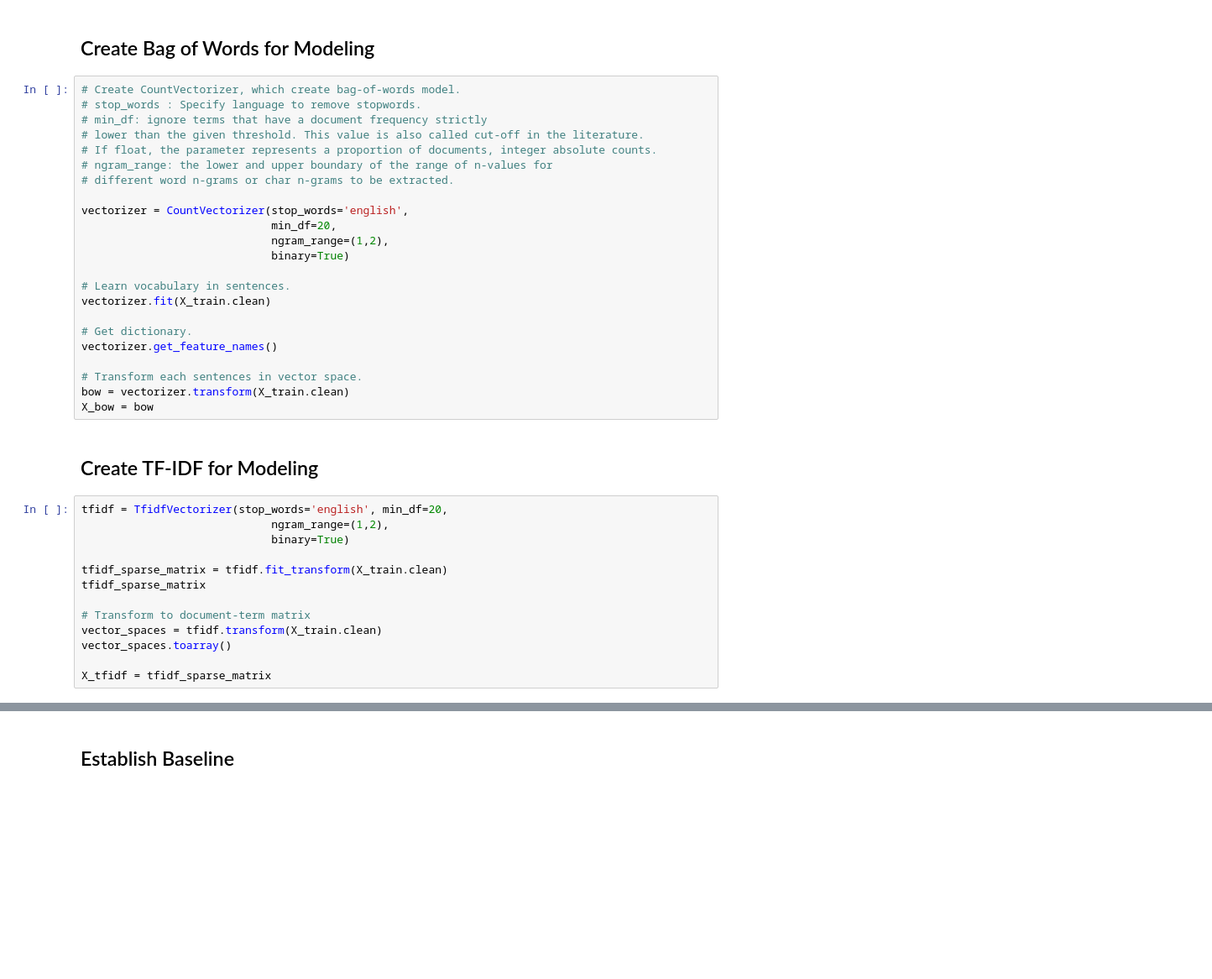
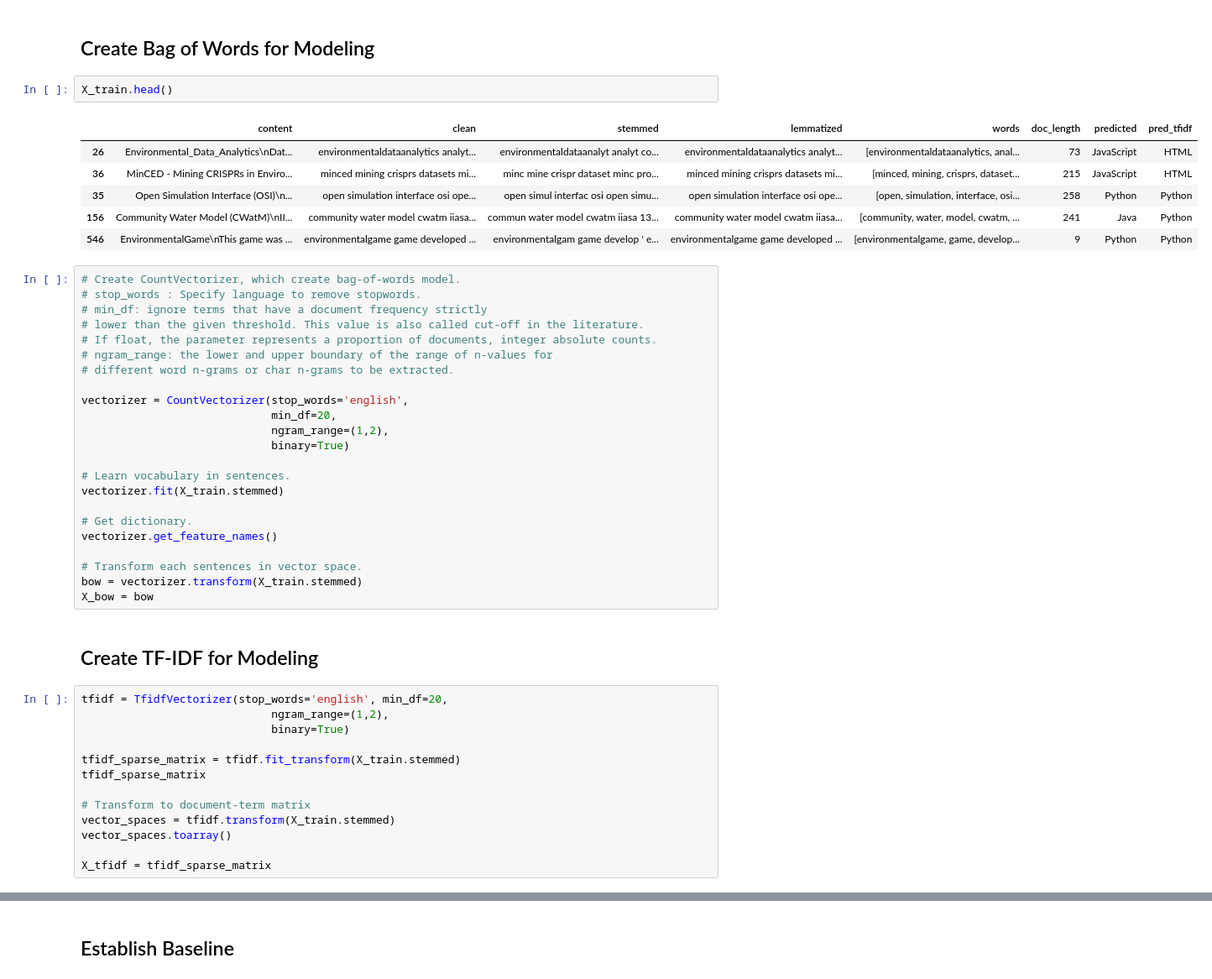
Before and after one commit to Data-Investigators/nlp_environmental_project, a Jupyter notebook: drafts/mvp.ipynb, the cells around one changed output, grey strips where cells are left out. Shown: that part at 84% size. Drawn from its saved outputs; the diff is of its cells as text; blank space fills up the shorter version.

```diff
--- a/drafts/mvp.ipynb
+++ b/drafts/mvp.ipynb
@@ -425,6 +428,15 @@ A word that has a high frequency in a document will have a high TF. If it appear
 How would you use unique word lists as features for model instead of extracting features?
 # %% [markdown]
 ## Create Bag of Words for Modeling
+# %%
+X_train.head()
+# %% [output]
+|  | content | clean | stemmed | lemmatized | words | doc_length | predicted | pred_tfidf |
+| 26 | Environmental_Data_Analytics\nDat... | environmentaldataanalytics analyt... | environmentaldataanalyt analyt co... | environmentaldataanalytics analyt... | [environmentaldataanalytics, anal... | 73 | JavaScript | HTML |
+| 36 | MinCED - Mining CRISPRs in Enviro... | minced mining crisprs datasets mi... | minc mine crispr dataset minc pro... | minced mining crisprs datasets mi... | [minced, mining, crisprs, dataset... | 215 | JavaScript | HTML |
+| 35 | Open Simulation Interface (OSI)\n... | open simulation interface osi ope... | open simul interfac osi open simu... | open simulation interface osi ope... | [open, simulation, interface, osi... | 258 | Python | Python |
+| 156 | Community Water Model (CWatM)\nII... | community water model cwatm iiasa... | commun water model cwatm iiasa 13... | community water model cwatm iiasa... | [community, water, model, cwatm, ... | 241 | Java | Python |
+| 546 | EnvironmentalGame\nThis game was ... | environmentalgame game developed ... | environmentalgam game develop ' e... | environmentalgame game developed ... | [environmentalgame, game, develop... | 9 | Python | Python |
 # %%
 # Create CountVectorizer, which create bag-of-words model.
 # stop_words : Specify language to remove stopwords.
@@ -440,13 +452,13 @@ vectorizer = CountVectorizer(stop_words='english',
                              binary=True)
 
 # Learn vocabulary in sentences.
-vectorizer.fit(X_train.clean)
+vectorizer.fit(X_train.stemmed)
 
 # Get dictionary.
 vectorizer.get_feature_names()
 
 # Transform each sentences in vector space.
-bow = vectorizer.transform(X_train.clean)
+bow = vectorizer.transform(X_train.stemmed)
 X_bow = bow
 # %% [markdown]
 ## Create TF-IDF for Modeling
@@ -455,11 +467,11 @@ tfidf = TfidfVectorizer(stop_words='english', min_df=20,
                              ngram_range=(1,2),
                              binary=True)
 
-tfidf_sparse_matrix = tfidf.fit_transform(X_train.clean)
+tfidf_sparse_matrix = tfidf.fit_transform(X_train.stemmed)
 tfidf_sparse_matrix
 
 # Transform to document-term matrix
-vector_spaces = tfidf.transform(X_train.clean)
+vector_spaces = tfidf.transform(X_train.stemmed)
 vector_spaces.toarray()
 
 X_tfidf = tfidf_sparse_matrix
```
Also changed, not shown: parts of 22 cells of this notebook, 7 other files.
